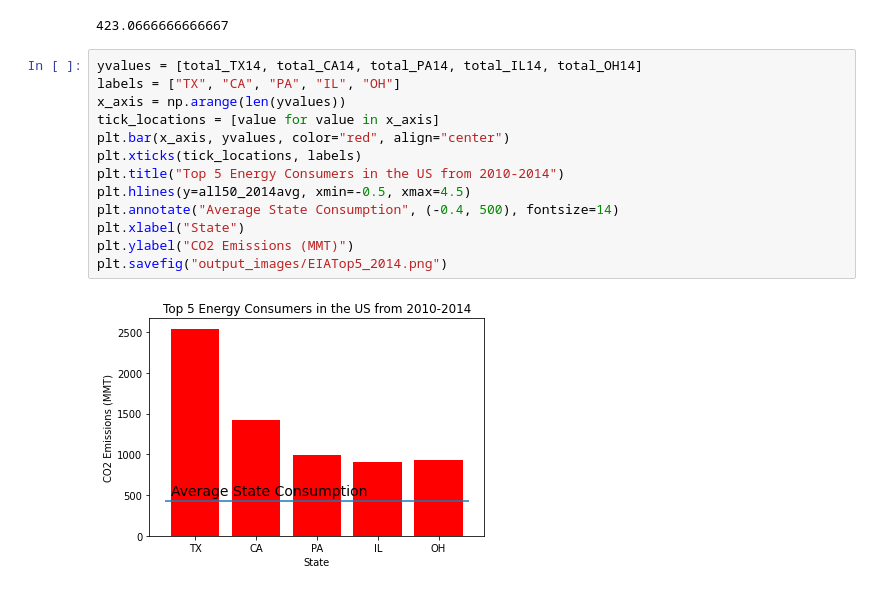
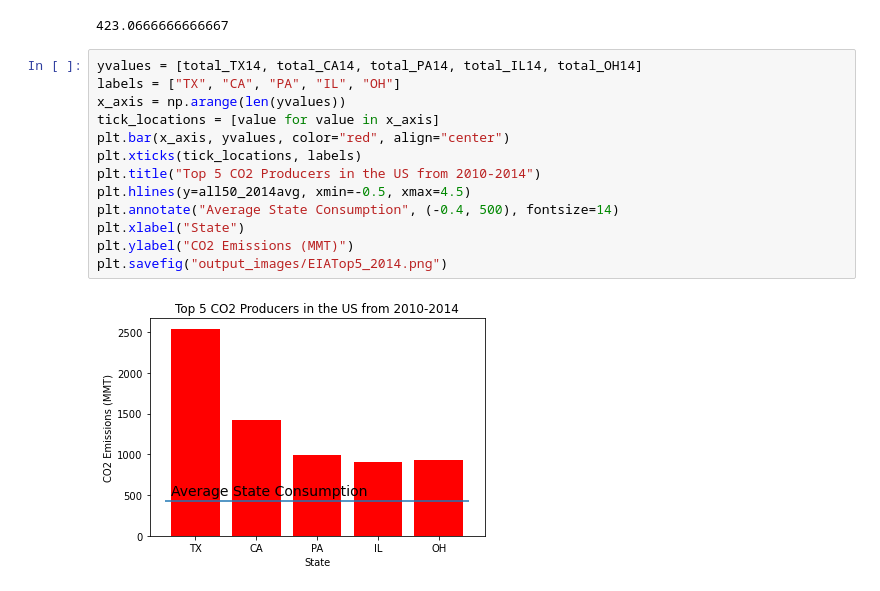
Before and after one commit to dipeshtimsina/group_one_project_1, a Jupyter notebook: 1990-2018 Data.ipynb, the cells around one changed output. Saved outputs shown, nothing was run; the diff lists cells and outputs as text.

```diff
--- a/1990-2018 Data.ipynb
+++ b/1990-2018 Data.ipynb
@@ -176,15 +176,15 @@ all50_2014avg
 # %%
 yvalues = [total_TX14, total_CA14, total_PA14, total_IL14, total_OH14]
 labels = ["TX", "CA", "PA", "IL", "OH"]
 x_axis = np.arange(len(yvalues))
 tick_locations = [value for value in x_axis]
 plt.bar(x_axis, yvalues, color="red", align="center")
 plt.xticks(tick_locations, labels)
-plt.title("Top 5 Energy Consumers in the US from 2010-2014")
+plt.title("Top 5 CO2 Producers in the US from 2010-2014")
 plt.hlines(y=all50_2014avg, xmin=-0.5, xmax=4.5)
 plt.annotate("Average State Consumption", (-0.4, 500), fontsize=14)
 plt.xlabel("State")
 plt.ylabel("CO2 Emissions (MMT)")
 plt.savefig("output_images/EIATop5_2014.png")
 # %% [output]
-[figure, old version]
+[figure, new version]
```
Also changed, not shown: 4 other files.
